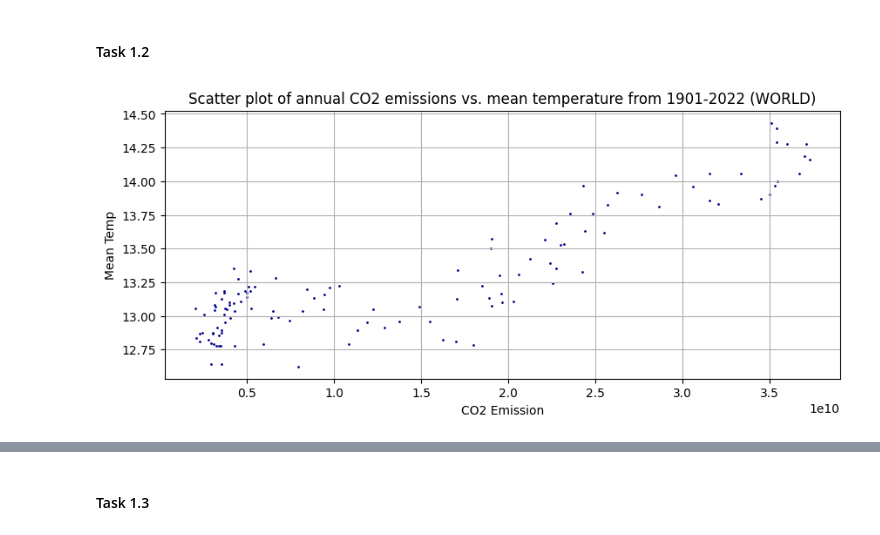
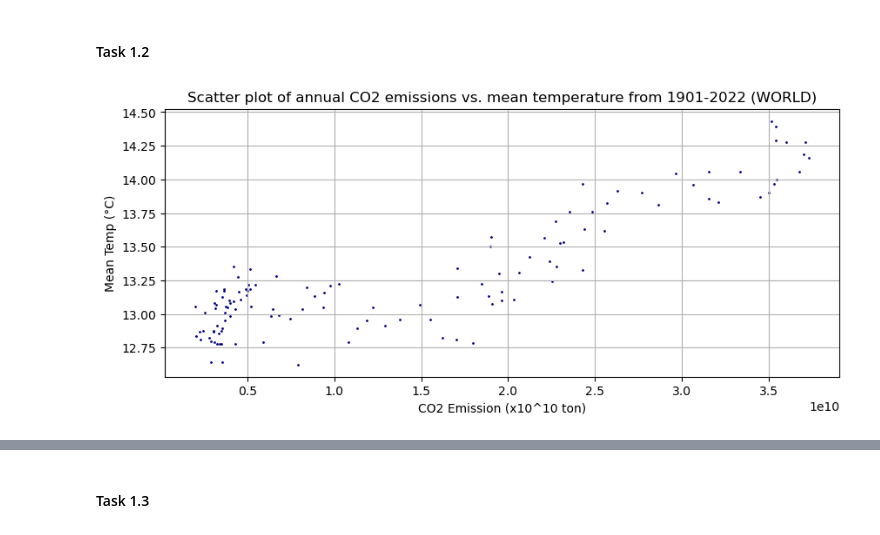
Before and after one commit to mpn1008/RM_assignments, a Jupyter notebook: RM_A03_Group_B/RM_A03_Group.ipynb, the cells around one changed output, grey strips where cells are left out. Saved outputs shown, nothing was run; the diff lists cells and outputs as text; code cells hidden in the pictures.

```diff
--- a/RM_A03_Group_B/RM_A03_Group.ipynb
+++ b/RM_A03_Group_B/RM_A03_Group.ipynb
@@ -108,12 +108,12 @@ yearly_df.head()
 # %%
 plt.figure(figsize=(10, 4))
 plt.scatter(yearly_df['CO2 Emission'], yearly_df['Mean Temp'], s=1, c='darkBlue', alpha=1)
 
 # Customizations
 plt.title('Scatter plot of annual CO2 emissions vs. mean temperature from 1901-2022 (WORLD)')
-plt.xlabel('CO2 Emission')
-plt.ylabel('Mean Temp')
+plt.xlabel('CO2 Emission (x10^10 ton)')
+plt.ylabel('Mean Temp (°C)')
 plt.grid(True)
 plt.show()
 # %% [output]
-[figure, old version]
+[figure, new version]
```
Also changed, not shown: parts of 8 cells of this notebook.
